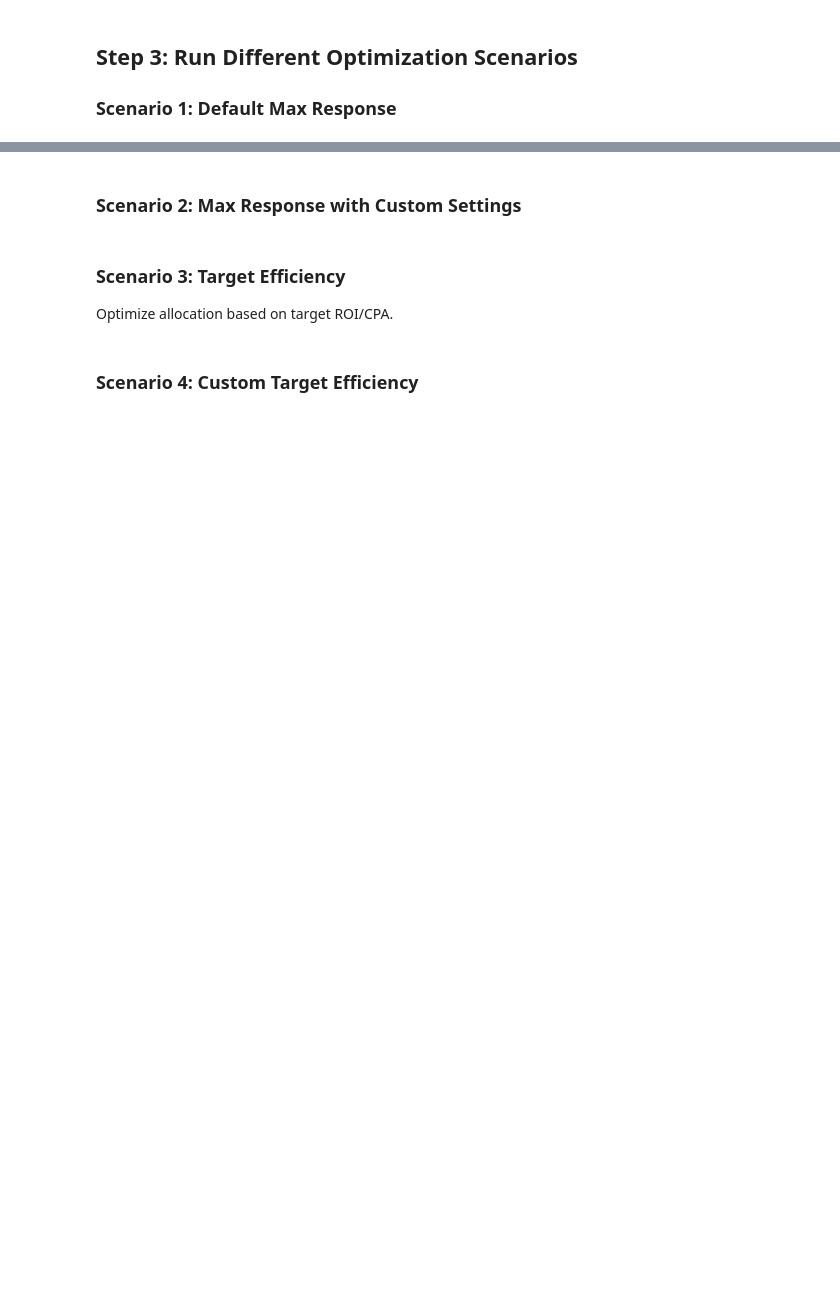
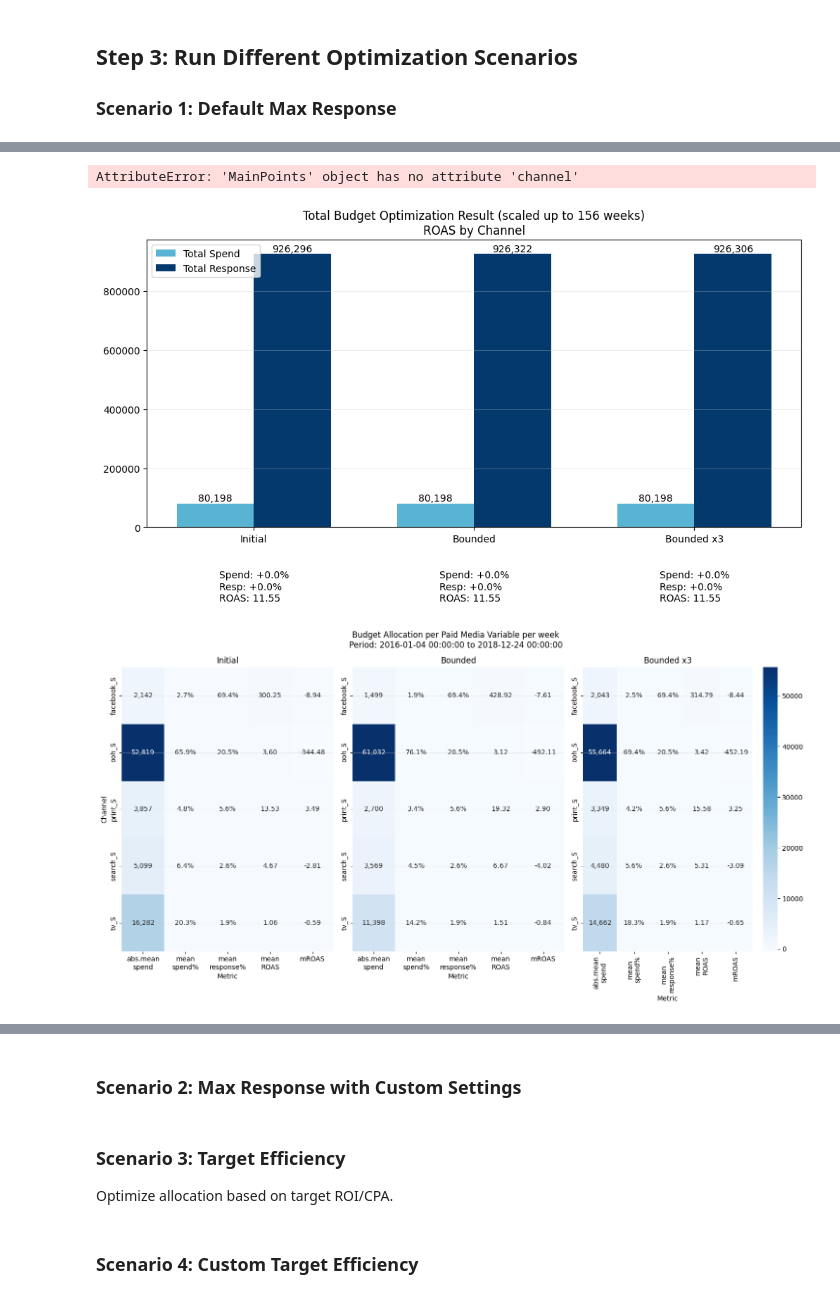
Before and after one commit to facebookexperimental/Robyn, a Jupyter notebook: python/src/robyn/tutorials/tutorial6_allocator_new.ipynb, the cells around one changed output, grey strips where cells are left out. Saved outputs shown, nothing was run; the diff lists cells and outputs as text; code cells hidden in the pictures; blank space fills up the shorter version.

Commit message:
allocator accuract fixes

```diff
--- a/python/src/robyn/tutorials/tutorial6_allocator_new.ipynb
+++ b/python/src/robyn/tutorials/tutorial6_allocator_new.ipynb
@@ -38,10 +38,17 @@ from utils.data_mapper import (
 # %%
 # Load data from JSON exported from R
+# raw_input_collect = load_data_from_json(
+#     "/Users/yijuilee/project_robyn/original/Robyn_original_2/Robyn/robyn_api/data/dh_Pareto_InputCollect.json"
+# )
+# raw_output_collect = load_data_from_json(
+#     "/Users/yijuilee/project_robyn/original/Robyn_original_2/Robyn/robyn_api/data/dh_Allocator_OutputCollect.json"
+# )
+
 raw_input_collect = load_data_from_json(
-    "/Users/yijuilee/project_robyn/original/Robyn_original_2/Robyn/robyn_api/data/dh_Pareto_InputCollect.json"
+    "/Users/yijuilee/project_robyn/original/Robyn_original_2/Robyn/robyn_api/data/yj_InputCollect.json"
 )
 raw_output_collect = load_data_from_json(
-    "/Users/yijuilee/project_robyn/original/Robyn_original_2/Robyn/robyn_api/data/dh_Allocator_OutputCollect.json"
+    "/Users/yijuilee/project_robyn/original/Robyn_original_2/Robyn/robyn_api/data/yj_OutputCollect.json"
 )
 
 # raw_input_collect = load_data_from_json(
@@ -128,6 +129,6 @@ for i in raw_output_collect["clusters"]["models"]:
 # %%
 # Override
-select_model = "3_207_5"
+select_model = "3_216_3"
 # %% [markdown]
 ## Step 3: Run Different Optimization Scenarios
 
@@ -284,0 +328,35 @@ Total allocation adjustment: 16,427.74
+# %%
+from robyn.allocator_v2.visualization.allocator_plotter import (
+    AllocatorPlotter,
+    PlotConfig,
+)
+
+# After getting allocation results:
+plotter = AllocatorPlotter()
+
+config = PlotConfig(
+    title=f"Robyn Allocator Results: {select_model}",
+    metric="ROAS" if mmm_data.mmmdata_spec.dep_var_type == "revenue" else "CPA",
+    interval_type=mmm_data.mmmdata_spec.interval_type,
+    model_id=select_model,
+    # errors=f"Adj.R2: train = {rsq_train:.4f}, val = {rsq_val:.4f}",
+    window_start=allocation_result.dt_optimOut.date_min[0],
+    window_end=allocation_result.dt_optimOut.date_max[0],
+    scenario=allocation_result.scenario,
+)
+
+plots = plotter.create_plots(
+    allocation_result=allocation_result,
+    config=config,
+    export=False,
+    # plot_folder="~/Desktop/robyn_plots",
+)
+
+# Display plots
+for name, fig in plots.items():
+    plt.figure(fig.number)
+    plt.show()
+# %% [output]
+AttributeError: 'MainPoints' object has no attribute 'channel'
+[figure, added]
+[figure, added]
```
Also changed, not shown: parts of 9 cells of this notebook, 5 other files.
